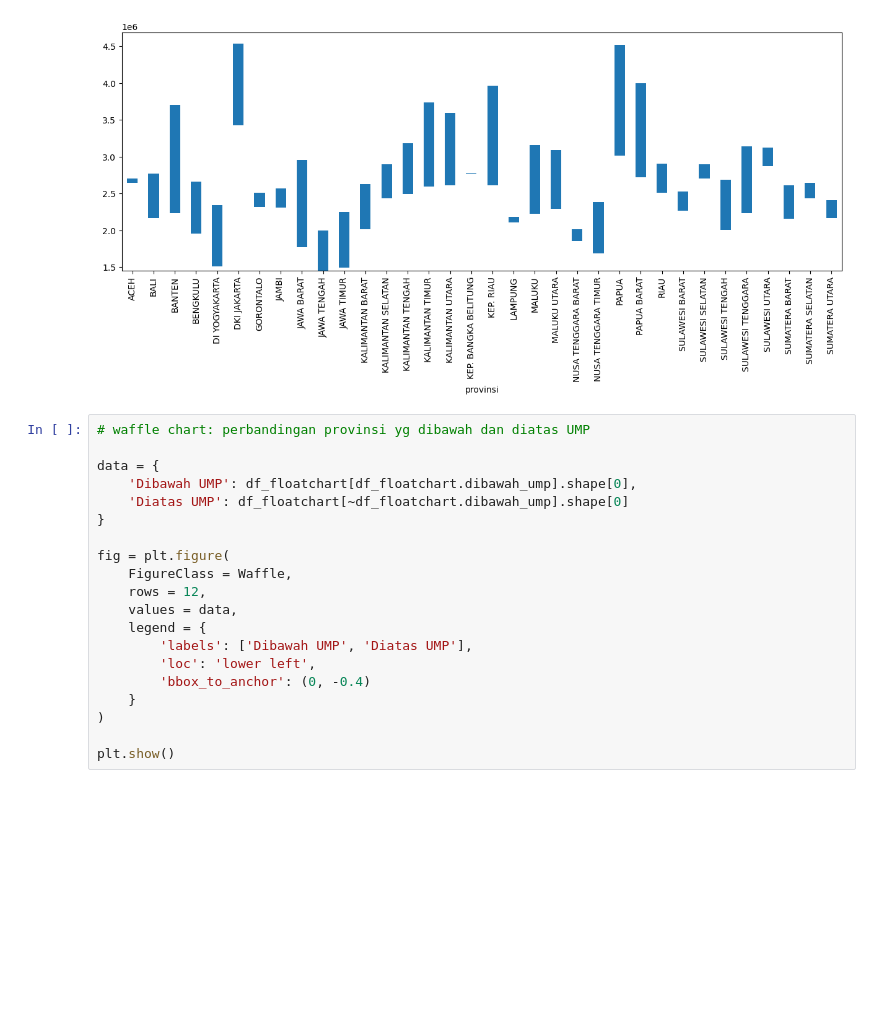
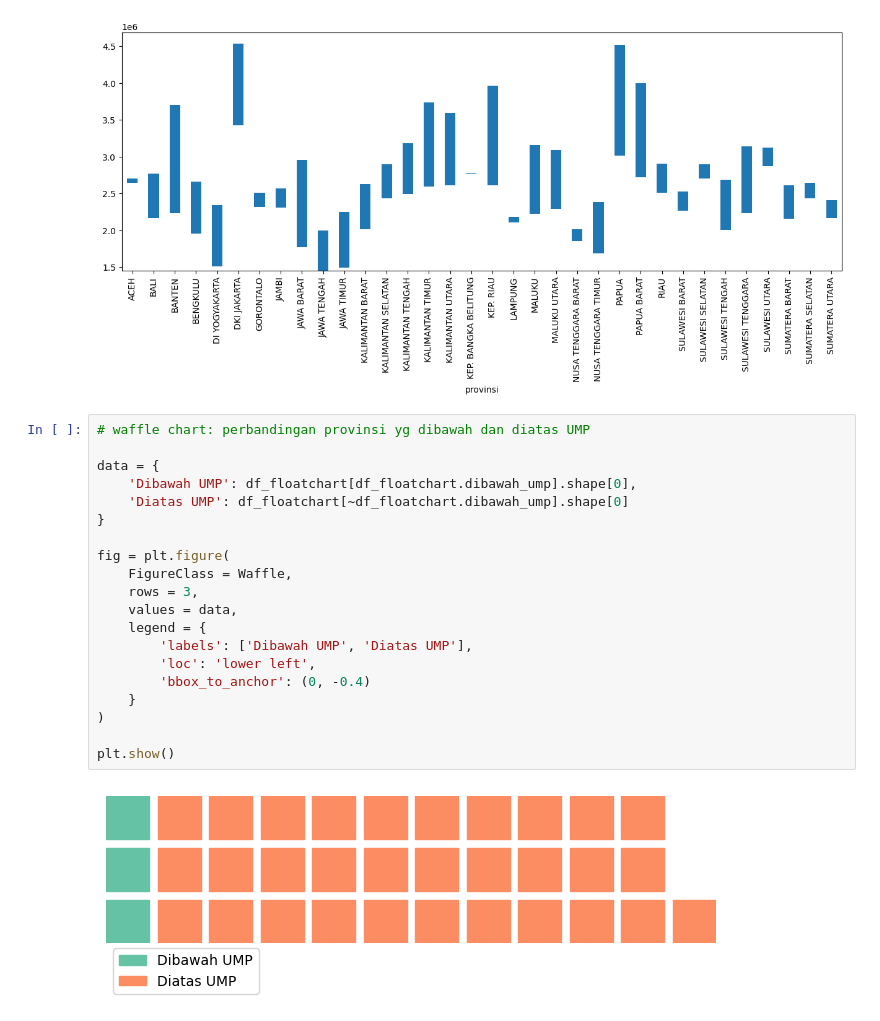
Before and after one commit to owencwijaya/tubes-01-visdat, a Jupyter notebook: dataset-kesejahteraan.ipynb, the cells around one changed output. Drawn from its saved outputs; the diff is of its cells as text; blank space fills up the shorter version.

```diff
--- a/dataset-kesejahteraan.ipynb
+++ b/dataset-kesejahteraan.ipynb
@@ -865,20 +874,22 @@ plt.show()
 # %%
 # waffle chart: perbandingan provinsi yg dibawah dan diatas UMP
 
 data = {
     'Dibawah UMP': df_floatchart[df_floatchart.dibawah_ump].shape[0],
     'Diatas UMP': df_floatchart[~df_floatchart.dibawah_ump].shape[0]
 }
 
 fig = plt.figure(
     FigureClass = Waffle,
-    rows = 12,
+    rows = 3,
     values = data,
     legend = {
         'labels': ['Dibawah UMP', 'Diatas UMP'],
         'loc': 'lower left',
         'bbox_to_anchor': (0, -0.4)
     }
 )
 
 plt.show()
+# %% [output]
+[figure, added]
```
Also changed, not shown: parts of 4 cells of this notebook.
